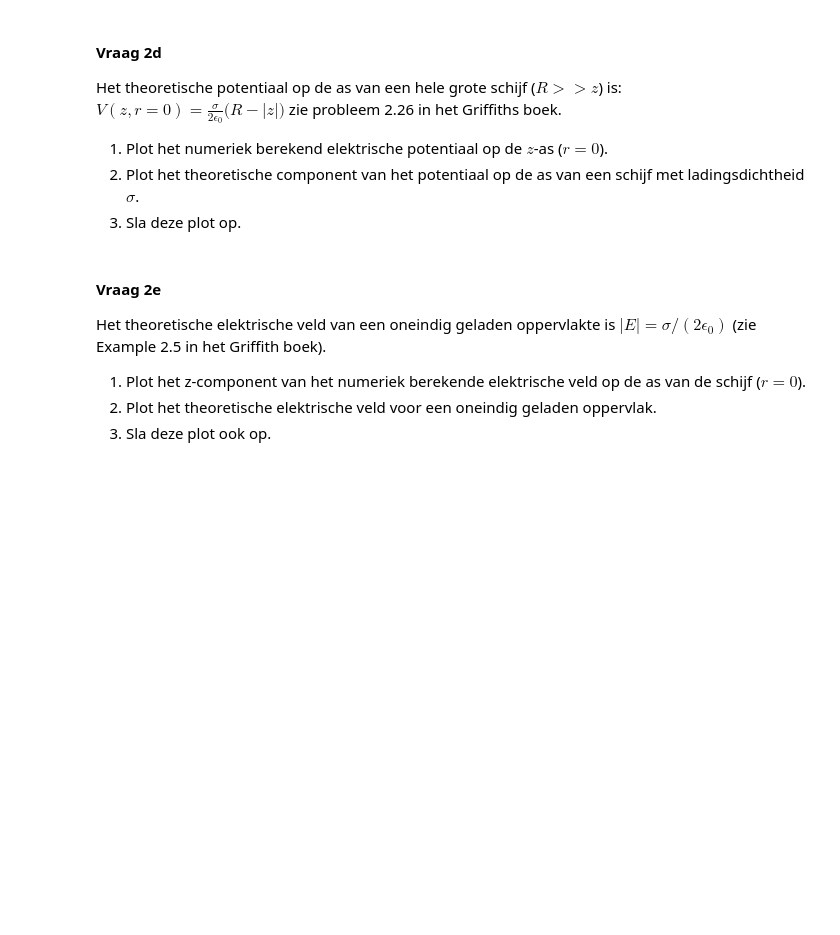
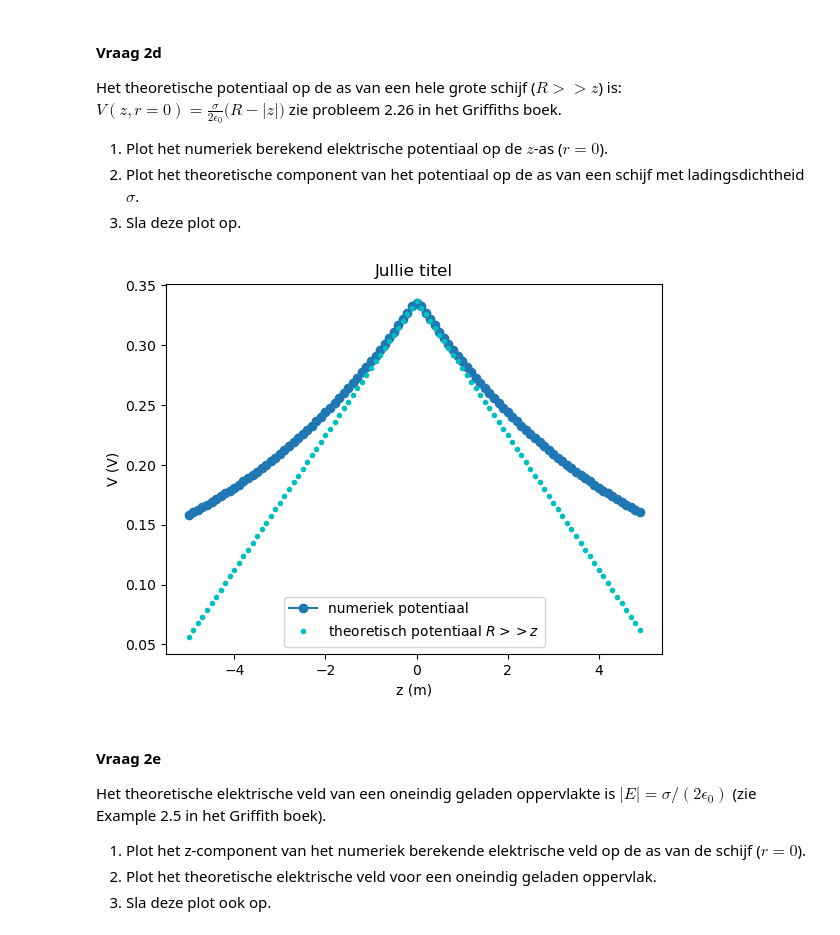
Before and after one commit to felicievdl/Felicie-opdrachten-DEF-D, a Jupyter notebook: DigitaleOntwerpopdrachten/1CondensatorOpdracht/CondensatorOntwerpopdracht.ipynb, the cells around one changed output. Drawn from its saved outputs; the diff is of its cells as text; code cells hidden in the pictures; blank space fills up the shorter version.

```diff
--- a/DigitaleOntwerpopdrachten/1CondensatorOpdracht/CondensatorOntwerpopdracht.ipynb
+++ b/DigitaleOntwerpopdrachten/1CondensatorOpdracht/CondensatorOntwerpopdracht.ipynb
@@ -245,9 +252,20 @@ zie probleem 2.26 in het Griffiths boek.
 2. Plot het theoretische component van het potentiaal op de as van een schijf met ladingsdichtheid $\sigma$.
 3. Sla deze plot op.
 # %%
-###
-###Hier jouw code###
-###
+idx_r_zero = np.where(abs(r) < 1e-10)[0][0]
+V_r0 = V[:,idx_r_zero]
+
+V_theoretisch = (Ladingsdichtheid/(2*epsilon0))*(disk_radius - abs(z)) # potentiaal op r = 0
+
+plt.title(f"Jullie titel")
+plt.plot(z, V_r0, "o-", label="numeriek potentiaal")
+plt.plot(z, V_theoretisch, "c.", label="theoretisch potentiaal $R>>z$")
+plt.legend()
+plt.xlabel("z (m)")
+plt.ylabel("V (V)")
+plt.savefig("Potentiaal_vraag_2d.jpg", format="jpg", dpi=300)
+# %% [output]
+[figure, added]
 # %% [markdown]
 #### Vraag 2e
 
```
Also changed, not shown: parts of 16 cells of this notebook, 2 other files.
